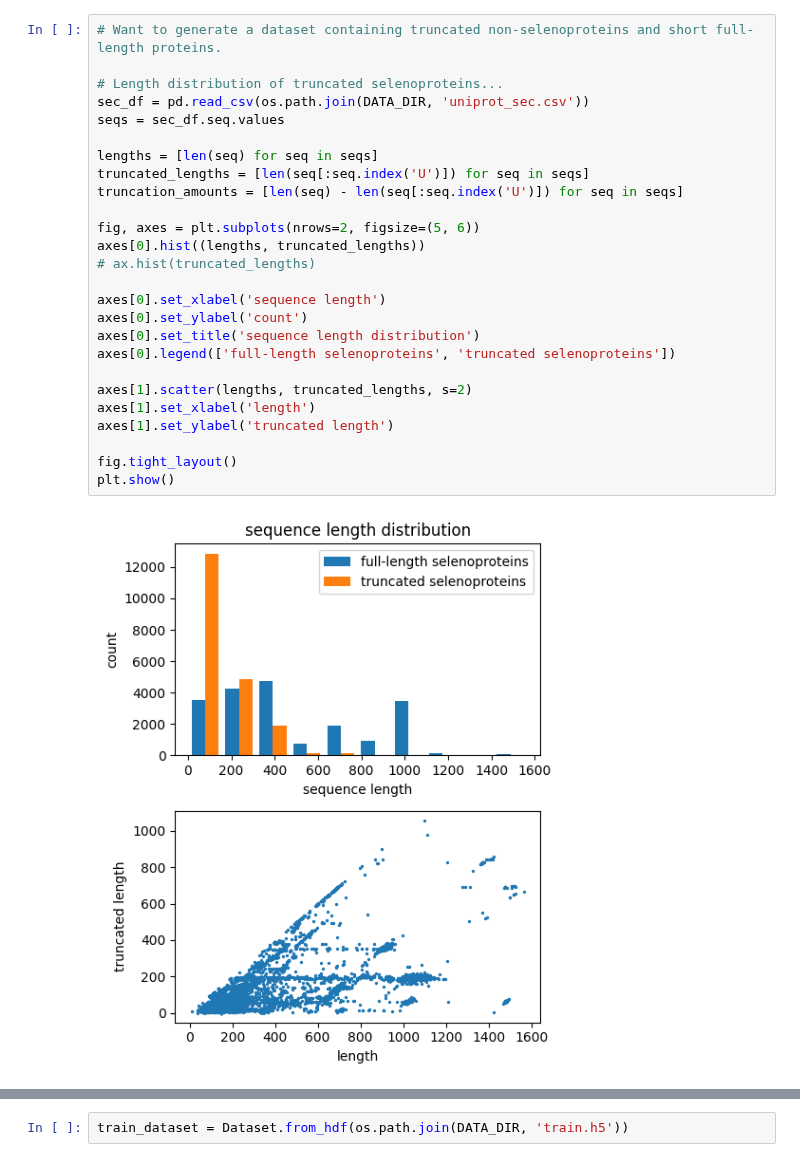
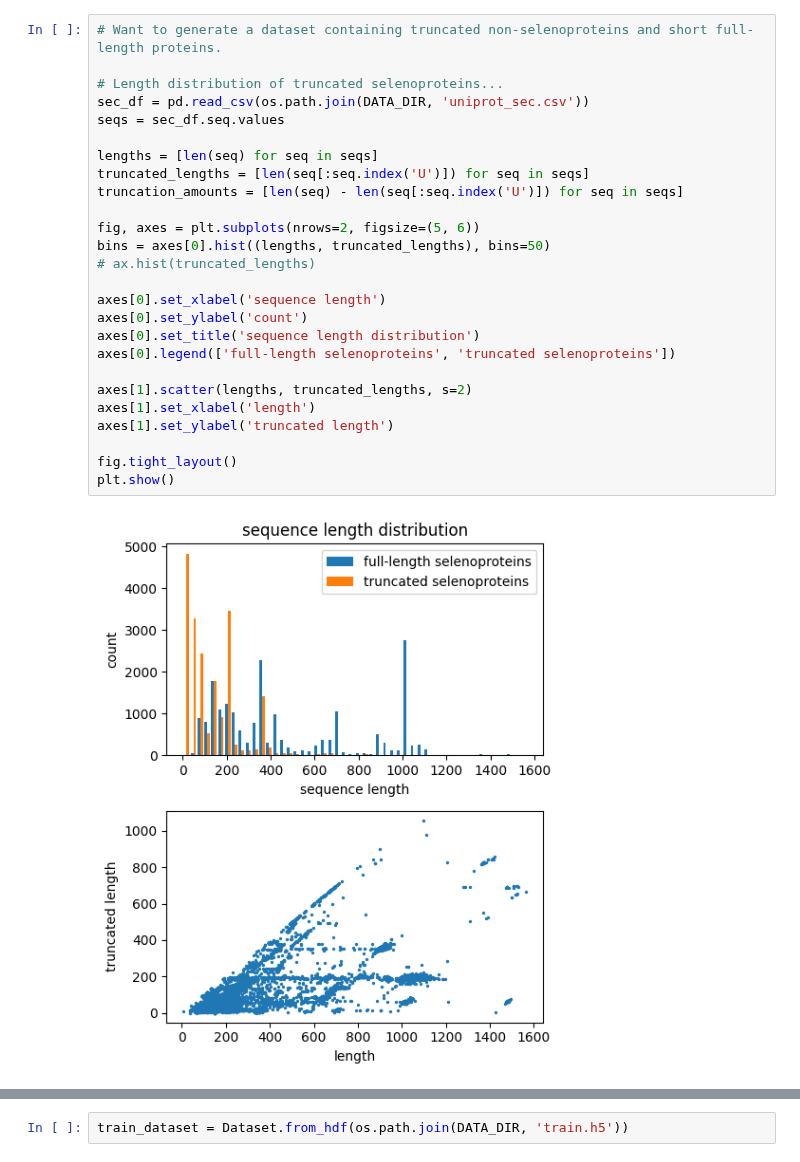
Before and after one commit to pipparichter/selenobot, a Jupyter notebook: notebooks/sandbox.ipynb, the cells around one changed output, grey strips where cells are left out. Cells and saved outputs as stored; diff of their text form.

```diff
--- a/notebooks/sandbox.ipynb
+++ b/notebooks/sandbox.ipynb
@@ -35,31 +140,31 @@ SCRIPTS_DIR = os.path.join(ROOT_DIR, 'scripts') # Get the path where results are
 # %%
 # Want to generate a dataset containing truncated non-selenoproteins and short full-length proteins.
 
 # Length distribution of truncated selenoproteins...
 sec_df = pd.read_csv(os.path.join(DATA_DIR, 'uniprot_sec.csv'))
 seqs = sec_df.seq.values
 
 lengths = [len(seq) for seq in seqs]
 truncated_lengths = [len(seq[:seq.index('U')]) for seq in seqs]
 truncation_amounts = [len(seq) - len(seq[:seq.index('U')]) for seq in seqs]
 
 fig, axes = plt.subplots(nrows=2, figsize=(5, 6))
-axes[0].hist((lengths, truncated_lengths))
+bins = axes[0].hist((lengths, truncated_lengths), bins=50)
 # ax.hist(truncated_lengths)
 
 axes[0].set_xlabel('sequence length')
 axes[0].set_ylabel('count')
 axes[0].set_title('sequence length distribution')
 axes[0].legend(['full-length selenoproteins', 'truncated selenoproteins'])
 
 axes[1].scatter(lengths, truncated_lengths, s=2)
 axes[1].set_xlabel('length')
 axes[1].set_ylabel('truncated length')
 
 fig.tight_layout()
 plt.show()
 # %% [output]
-[figure, old version]
+[figure, new version]
 # %%
 # Want to extract a subset of seq
 test_df = pd.read_hdf(os.path.join(DATA_DIR, 'test.h5'), key='metadata')
```
Also changed, not shown: parts of 14 cells of this notebook, 4 other files.
